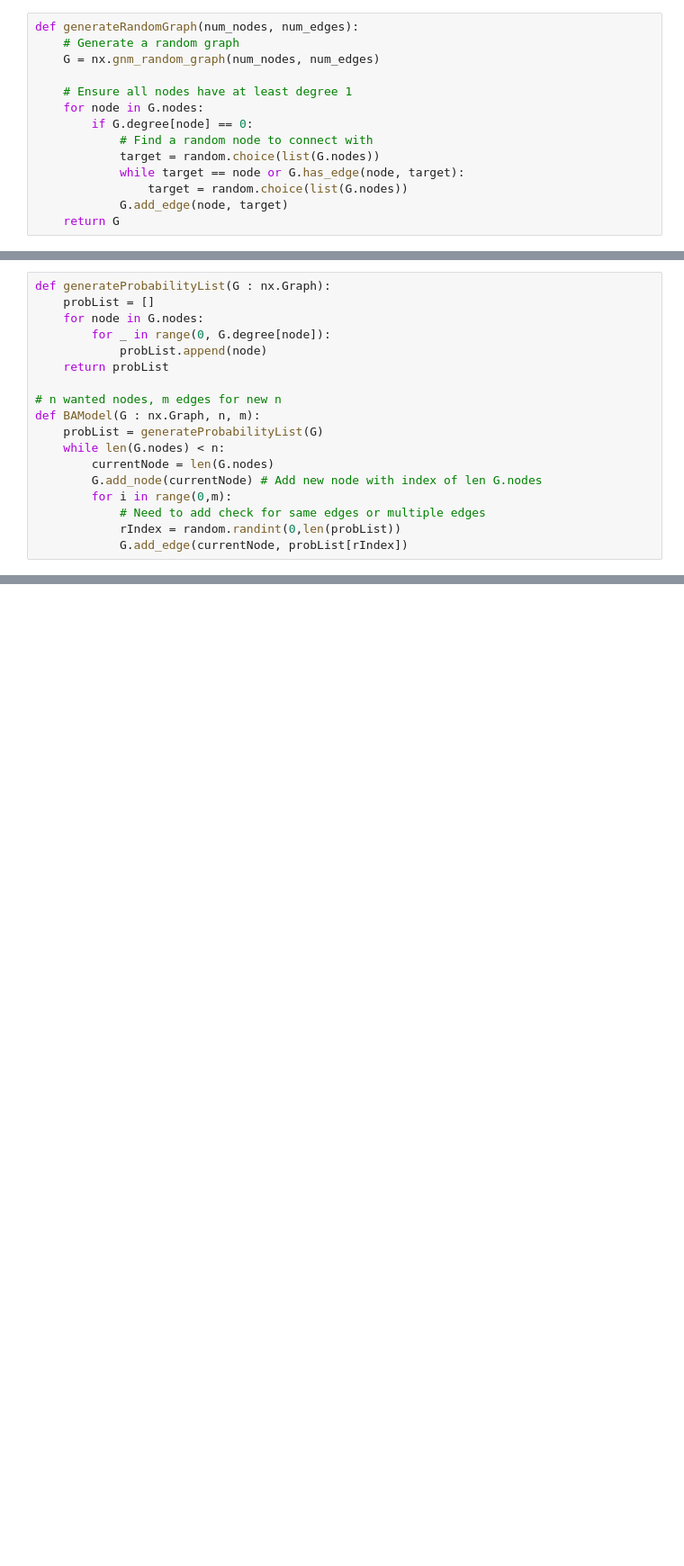
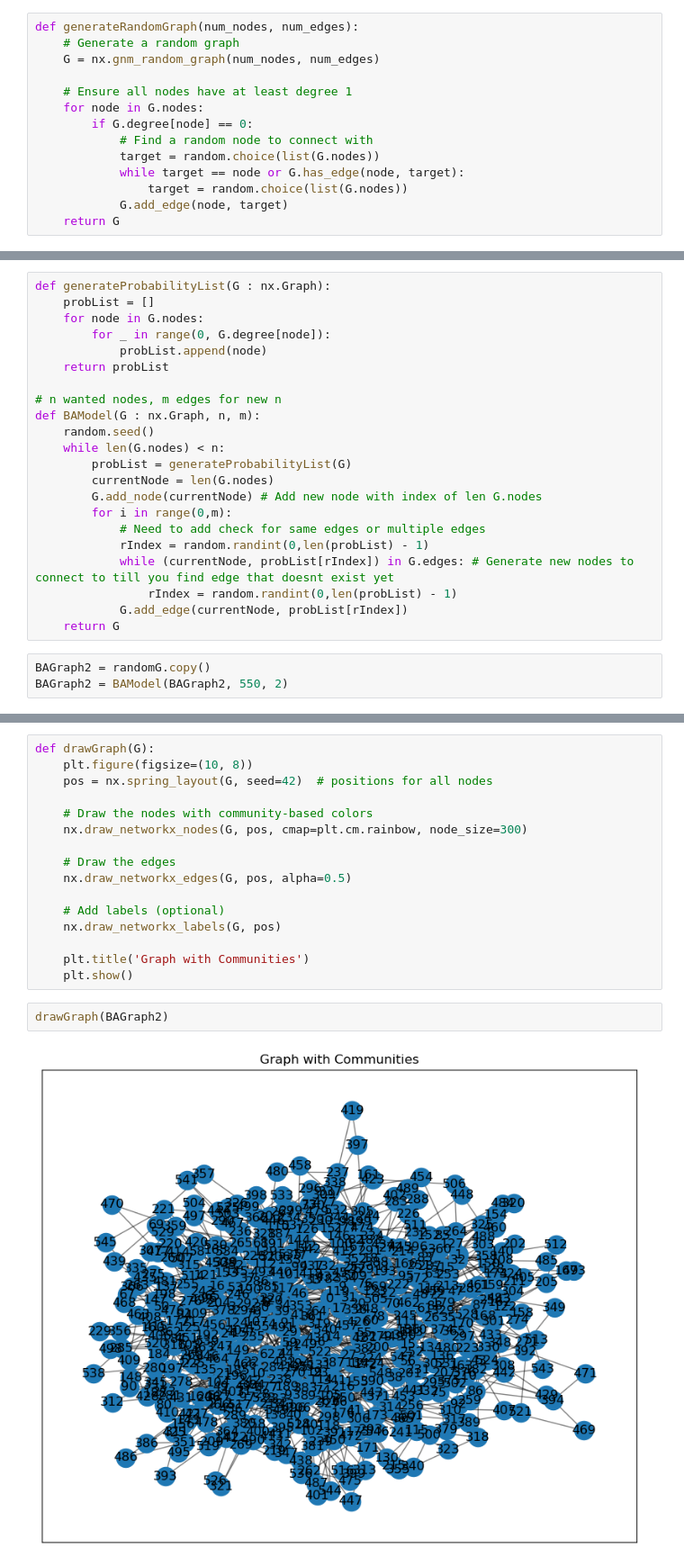
Before and after one commit to BoushiSeikatsu/MAS, a Jupyter notebook: cviko7.ipynb, the cells around one changed output, grey strips where cells are left out. Shown at 90% size. Cells and saved outputs as stored; diff of their text form; blank space fills up the shorter version.

```diff
--- a/cviko7.ipynb
+++ b/cviko7.ipynb
@@ -36,11 +63,18 @@ def generateProbabilityList(G : nx.Graph):
 
 # n wanted nodes, m edges for new n
 def BAModel(G : nx.Graph, n, m):
-    probList = generateProbabilityList(G)
+    random.seed()
     while len(G.nodes) < n:
+        probList = generateProbabilityList(G)
         currentNode = len(G.nodes)
         G.add_node(currentNode) # Add new node with index of len G.nodes
         for i in range(0,m):
             # Need to add check for same edges or multiple edges
-            rIndex = random.randint(0,len(probList))
+            rIndex = random.randint(0,len(probList) - 1)
+            while (currentNode, probList[rIndex]) in G.edges: # Generate new nodes to connect to till you find edge that doesnt exist yet
+                rIndex = random.randint(0,len(probList) - 1)
             G.add_edge(currentNode, probList[rIndex])
+    return G
+# %%
+BAGraph2 = randomG.copy()
+BAGraph2 = BAModel(BAGraph2, 550, 2)
@@ -46,0 +105,20 @@ def BAModel(G : nx.Graph, n, m):
+# %%
+def drawGraph(G):
+    plt.figure(figsize=(10, 8))
+    pos = nx.spring_layout(G, seed=42)  # positions for all nodes
+
+    # Draw the nodes with community-based colors
+    nx.draw_networkx_nodes(G, pos, cmap=plt.cm.rainbow, node_size=300)
+
+    # Draw the edges
+    nx.draw_networkx_edges(G, pos, alpha=0.5)
+
+    # Add labels (optional)
+    nx.draw_networkx_labels(G, pos)
+
+    plt.title('Graph with Communities')
+    plt.show()
+# %%
+drawGraph(BAGraph2)
+# %% [output]
+[figure, added]
```
Also changed, not shown: parts of 8 cells of this notebook, 4 other files.
